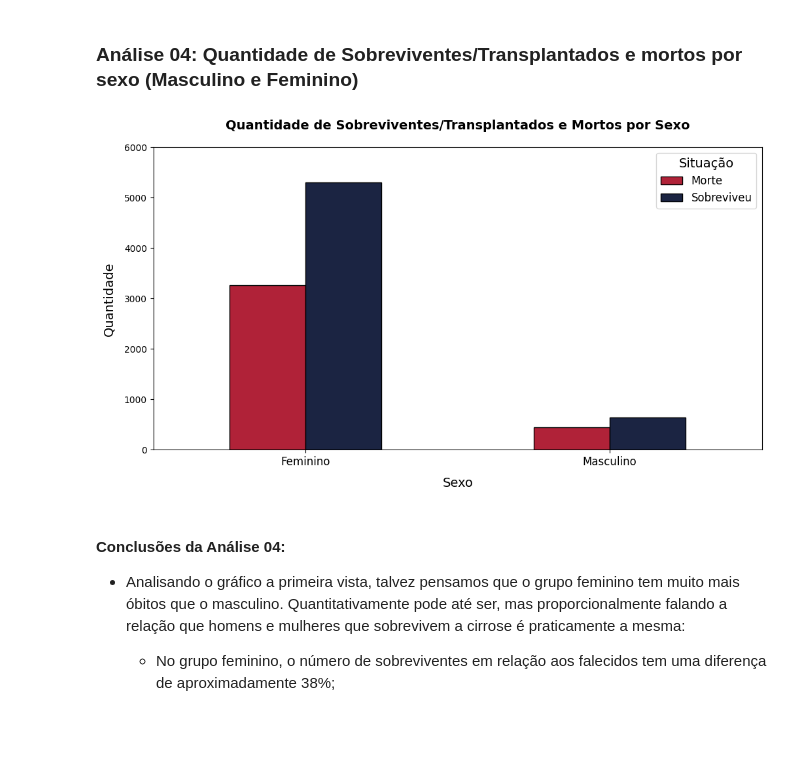
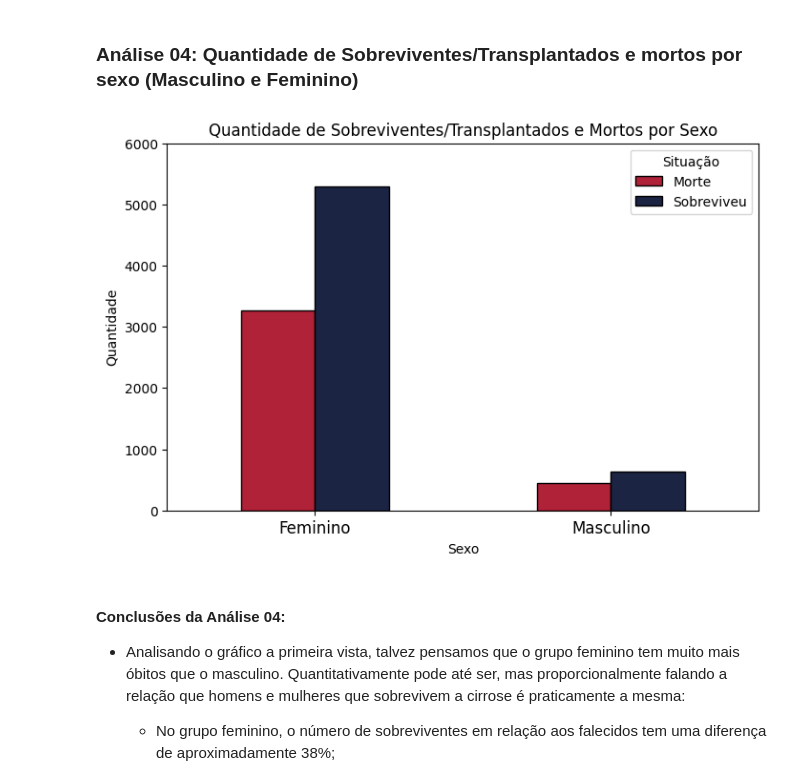
Before and after one commit to rodrigo0567/Cirrosifier-TRAINEES1, a Jupyter notebook: notebooks/eda_categoricos.ipynb, the cells around one changed output. Cells and saved outputs as stored; diff of their text form; code cells hidden in the pictures; blank space fills up the shorter version.

```diff
--- a/notebooks/eda_categoricos.ipynb
+++ b/notebooks/eda_categoricos.ipynb
@@ -167,25 +167,24 @@ plt.show()
 # %%
 # Considerando o valor de "Transplante" como "Sobreviveu"
 df_cirrose['Situação'] = df_cirrose['Situação'].replace('Transplante', 'Sobreviveu')
 
 # Contando sobreviventes/transplantados e mortos por sexo
 contagem = df_cirrose.groupby(['Sexo', 'Situação']).size().unstack()
 
-fig, ax = plt.subplots(figsize=(12, 6))
+fig, ax = plt.subplots(figsize=(8, 5))
 colors = ['#b02238', '#1b2442']
 
 contagem.plot(kind='bar', ax=ax, stacked=False, color=colors, edgecolor='black')
-plt.xlabel('Sexo', fontsize=14, labelpad=10)
-plt.ylabel('Quantidade', fontsize=14, labelpad=10)
-plt.title('Quantidade de Sobreviventes/Transplantados e Mortos por Sexo', fontsize=14, fontweight='bold', pad=20)
-legend_labels = ['Morte', 'Sobreviveu']
-plt.legend(legend_labels, fontsize=12, title='Situação', title_fontsize=14)
+plt.xlabel('Sexo')
+plt.ylabel('Quantidade')
+plt.title('Quantidade de Sobreviventes/Transplantados e Mortos por Sexo')
+plt.legend(title='Situação', labels=['Morte', 'Sobreviveu'])
 ax.set_ylim(0, 6000)
 ax.set_xticklabels(['Feminino', 'Masculino'], rotation=0, ha='center', fontsize=12)
 
 plt.show()
 # %% [output]
-[figure, old version]
+[figure, new version]
 # %% [markdown]
 #### Conclusões da Análise 04:
 * Analisando o gráfico a primeira vista, talvez pensamos que o grupo feminino tem muito mais óbitos que o masculino. Quantitativamente pode até ser, mas proporcionalmente falando a relação que homens e mulheres que sobrevivem a cirrose é praticamente a mesma:
```
Also changed, not shown: parts of 3 cells of this notebook.
